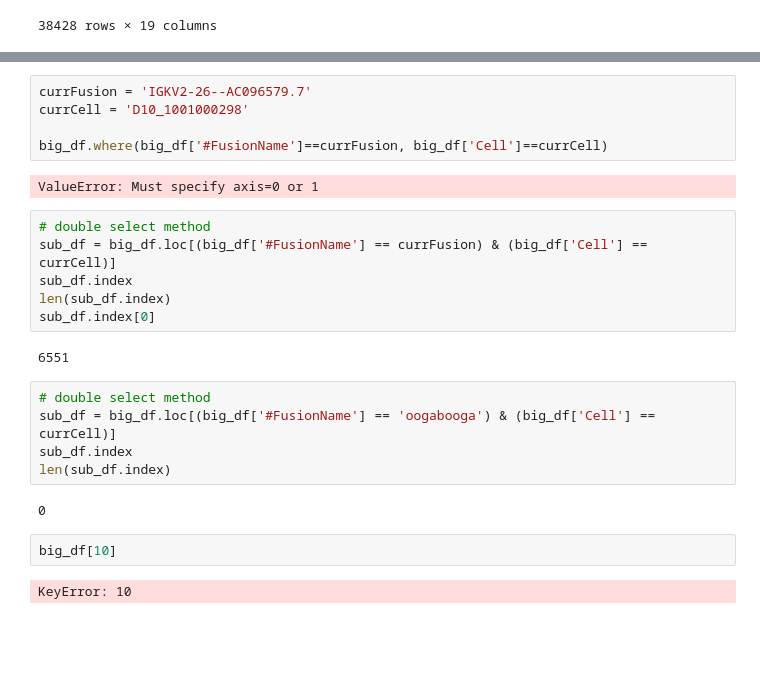
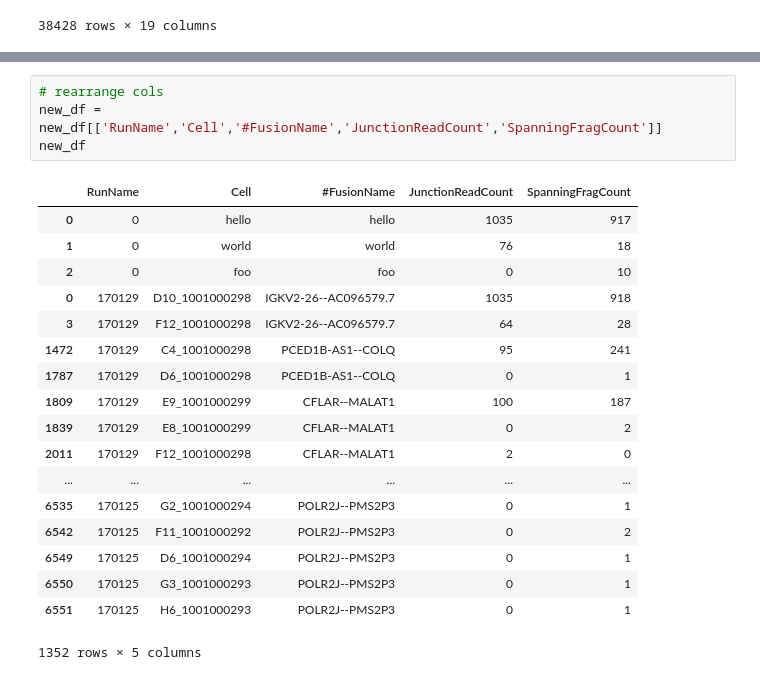
Before and after one commit to lincoln-harris/STAR-Fus_scratch, a Jupyter notebook: read_parased_outFile.ipynb, the cells around one changed output, grey strips where cells are left out. Drawn from its saved outputs; the diff is of its cells as text; blank space fills up the shorter version.

```diff
--- a/read_parased_outFile.ipynb
+++ b/read_parased_outFile.ipynb
@@ -249,26 +155,23 @@ big_df
-# %%
-currFusion = 'IGKV2-26--AC096579.7'
-currCell = 'D10_1001000298'
-
-big_df.where(big_df['#FusionName']==currFusion, big_df['Cell']==currCell)
-# %% [output]
-ValueError: Must specify axis=0 or 1
-# %%
-# double select method
-sub_df = big_df.loc[(big_df['#FusionName'] == currFusion) & (big_df['Cell'] == currCell)]
-sub_df.index
-len(sub_df.index)
-sub_df.index[0]
-# %% [output]
-6551
-# %%
-# double select method
-sub_df = big_df.loc[(big_df['#FusionName'] == 'oogabooga') & (big_df['Cell'] == currCell)]
-sub_df.index
-len(sub_df.index)
-# %% [output]
-0
-# %%
-big_df[10]
-# %% [output]
-KeyError: 10
+# %%
+# rearrange cols
+new_df = new_df[['RunName','Cell','#FusionName','JunctionReadCount','SpanningFragCount']]
+new_df
+# %% [output]
+|  | RunName | Cell | #FusionName | JunctionReadCount | SpanningFragCount |
+| 0 | 0 | hello | hello | 1035 | 917 |
+| 1 | 0 | world | world | 76 | 18 |
+| 2 | 0 | foo | foo | 0 | 10 |
+| 0 | 170129 | D10_1001000298 | IGKV2-26--AC096579.7 | 1035 | 918 |
+| 3 | 170129 | F12_1001000298 | IGKV2-26--AC096579.7 | 64 | 28 |
+| 1472 | 170129 | C4_1001000298 | PCED1B-AS1--COLQ | 95 | 241 |
+| 1787 | 170129 | D6_1001000298 | PCED1B-AS1--COLQ | 0 | 1 |
+| 1809 | 170129 | E9_1001000299 | CFLAR--MALAT1 | 100 | 187 |
+| 1839 | 170129 | E8_1001000299 | CFLAR--MALAT1 | 0 | 2 |
+| 2011 | 170129 | F12_1001000298 | CFLAR--MALAT1 | 2 | 0 |
+| ... | ... | ... | ... | ... | ... |
+| 6535 | 170125 | G2_1001000294 | POLR2J--PMS2P3 | 0 | 1 |
+| 6542 | 170125 | F11_1001000292 | POLR2J--PMS2P3 | 0 | 2 |
+| 6549 | 170125 | D6_1001000294 | POLR2J--PMS2P3 | 0 | 1 |
+| 6550 | 170125 | G3_1001000293 | POLR2J--PMS2P3 | 0 | 1 |
+| 6551 | 170125 | H6_1001000293 | POLR2J--PMS2P3 | 0 | 1 |
+1352 rows × 5 columns
```
Also changed, not shown: parts of 12 cells of this notebook.
